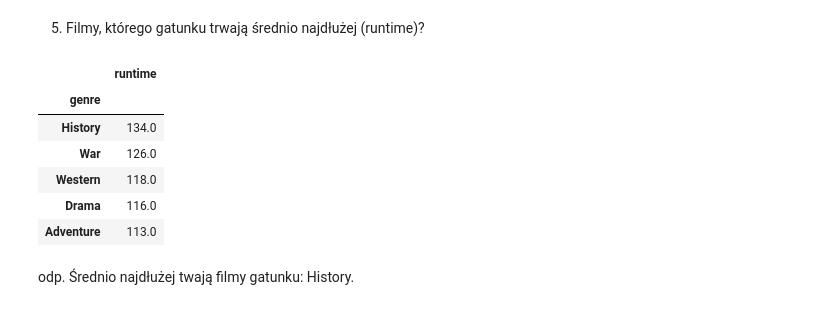
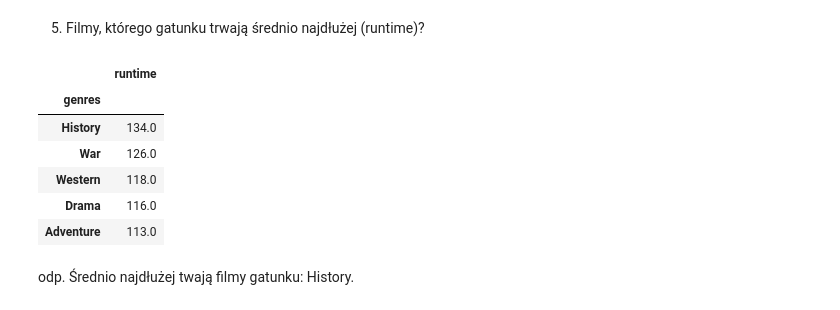
Before and after one commit to Margolka/Module_9_ch1, a Jupyter notebook: ex.ipynb, the cells around one changed output. Cells and saved outputs as stored; diff of their text form; code cells hidden in the pictures.

```diff
--- a/ex.ipynb
+++ b/ex.ipynb
@@ -82,8 +82,7 @@ Text(0.5, 1.0, 'Średni przychód i budżet filmu w latach 2010-2016')
 3. Baza filmów zawiera kolumnę z id gatunku (genre_id). Na tej podstawie połącz ze sobą bazę filmów z bazą gatunków, tak aby w bazie filmów można było odczytać nazwę gatunku filmu.
 # %%
 count_genres=movies.pivot_table(values='id',index='genre_id',aggfunc='count').sort_values(by='genre_id',ascending=False)
-genres_dict = dict(zip(genres['genre_id'].unique(),genres['genres']))
-movies['genre'] = movies['genre_id'].map(genres_dict)
+movies=pd.merge(movies,genres,how='inner',on='genre_id')
 movies.head()
 # %% [output]
 |  | Unnamed: 0 | budget | homepage | id | original_language | original_title | overview | popularity | ... |
@@ -110,11 +109,11 @@ odp. Najczęściej pojawiającym się gatunkiem jest: Drama - 1207 wystąpień
 # %% [markdown]
 5. Filmy, którego gatunku trwają średnio najdłużej (runtime)?
 # %%
-mean_runtime=movies.pivot_table(values='runtime',index='genre',aggfunc='mean').sort_values(by='runtime',ascending=False).round()
+mean_runtime=movies.pivot_table(values='runtime',index='genres',aggfunc='mean').sort_values(by='runtime',ascending=False).round()
 mean_runtime.head(5)
 # %% [output]
 |  | runtime |
-| genre |  |
+| genres |  |
 | History | 134.0 |
 | War | 126.0 |
 | Western | 118.0 |
```
Also changed, not shown: parts of 5 cells of this notebook.
